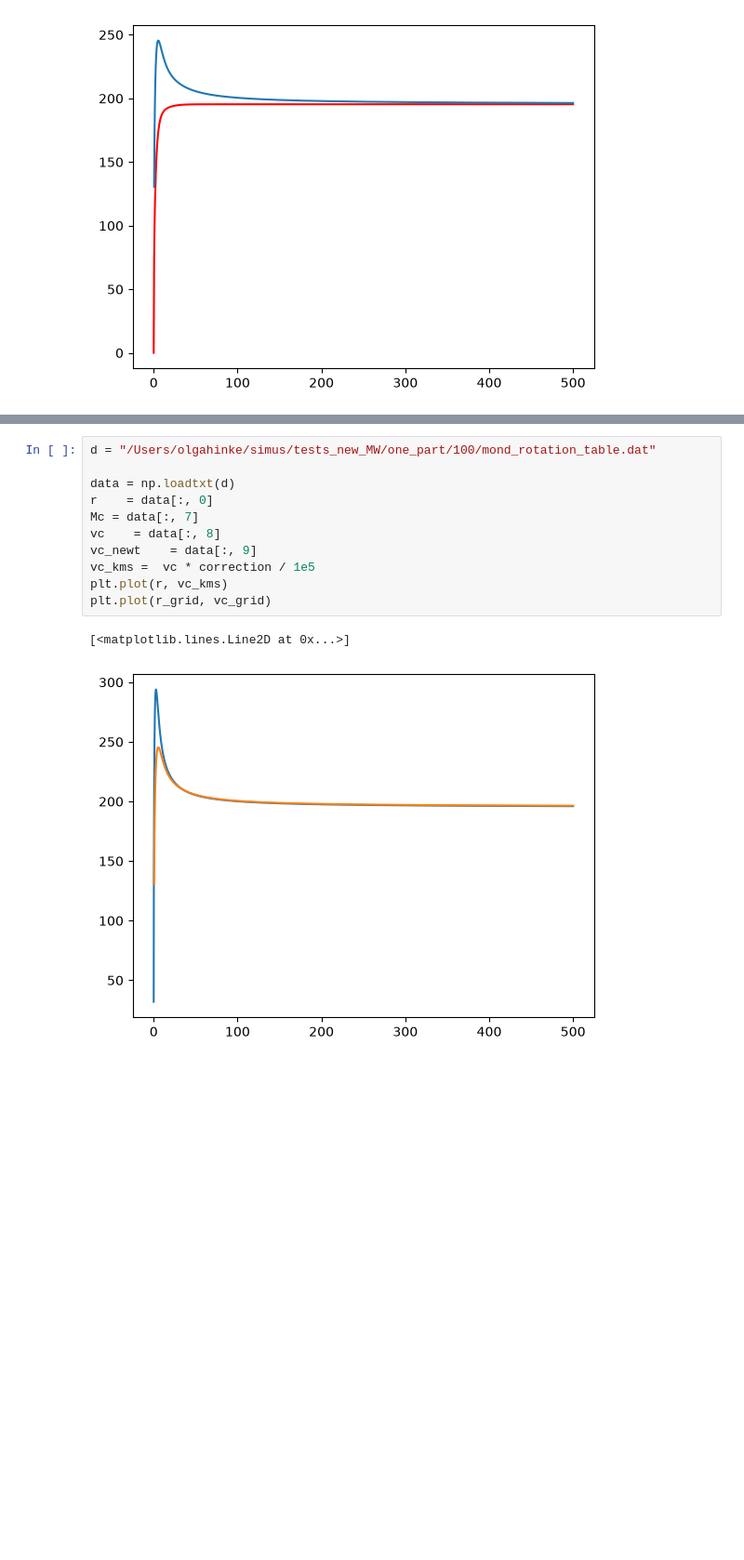
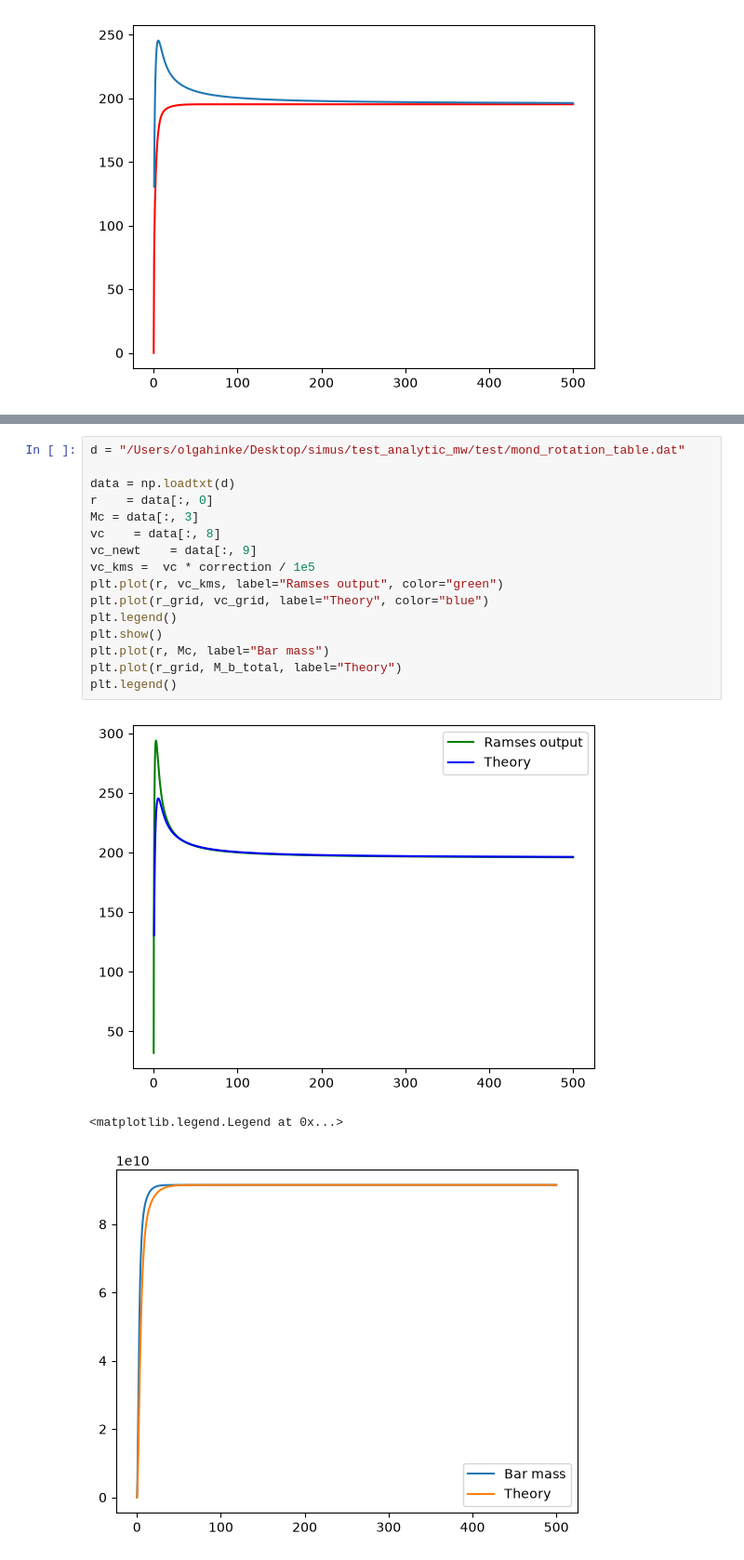
Before and after one commit to olgahinke/dwarf_por, a Jupyter notebook: rho_ana.ipynb, the cells around one changed output, grey strips where cells are left out. Shown at 93% size. Saved outputs shown, nothing was run; the diff lists cells and outputs as text; blank space fills up the shorter version.

```diff
--- a/rho_ana.ipynb
+++ b/rho_ana.ipynb
@@ -138,16 +138,22 @@ correction = 2.07e+02 #cm/s^-1
 r units = 3.09e+21 cm
 vel units = 2.07e+02 cm s**-1
 # %%
-d = "/Users/olgahinke/simus/tests_new_MW/one_part/100/mond_rotation_table.dat"
+d = "/Users/olgahinke/Desktop/simus/test_analytic_mw/test/mond_rotation_table.dat"
 
 data = np.loadtxt(d)
 r    = data[:, 0]
-Mc = data[:, 7]
+Mc = data[:, 3]
 vc    = data[:, 8]
 vc_newt    = data[:, 9]
 vc_kms =  vc * correction / 1e5
-plt.plot(r, vc_kms)
-plt.plot(r_grid, vc_grid)
+plt.plot(r, vc_kms, label="Ramses output", color="green")
+plt.plot(r_grid, vc_grid, label="Theory", color="blue")
+plt.legend()
+plt.show()
+plt.plot(r, Mc, label="Bar mass")
+plt.plot(r_grid, M_b_total, label="Theory")
+plt.legend()
 # %% [output]
+[figure, new version]
-[<matplotlib.lines.Line2D at 0x...>]
+<matplotlib.legend.Legend at 0x...>
-[figure, old version]
+[figure, added]
```
Also changed, not shown: parts of 5 cells of this notebook, 8 other files.
